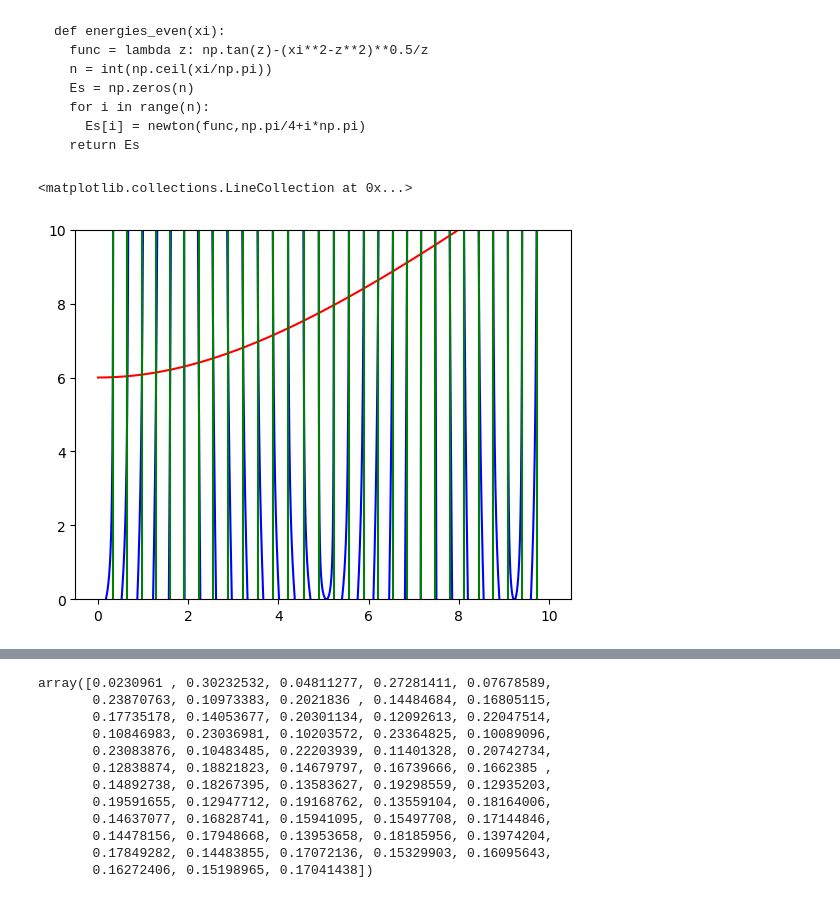
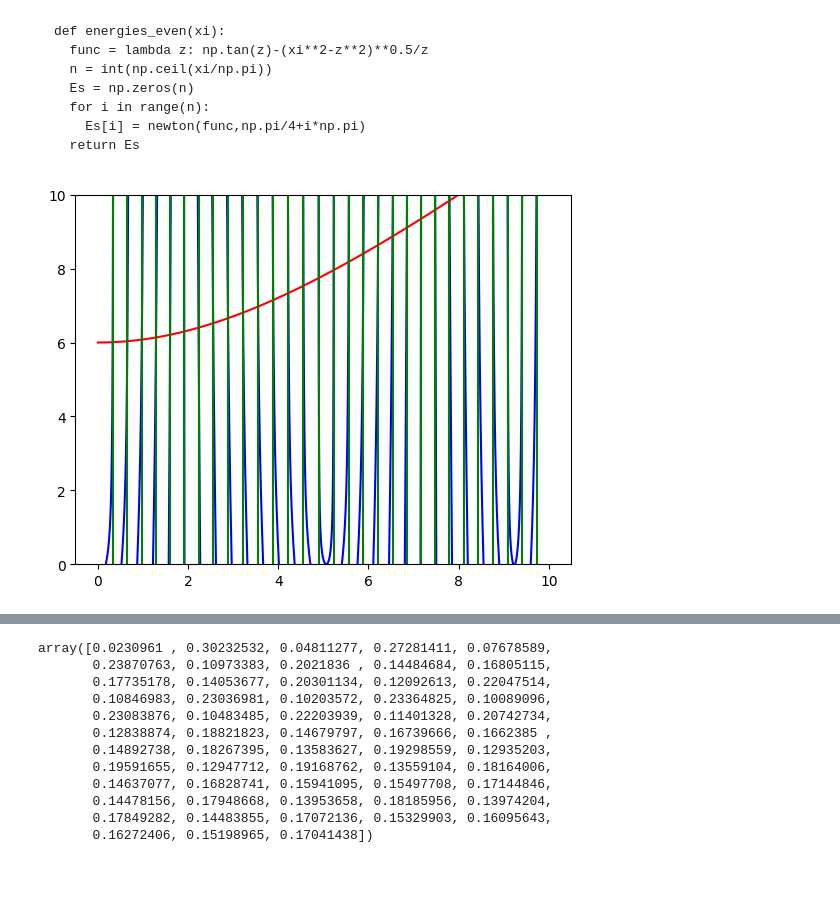
Before and after one commit to S3b4sc/Miniproyecto2, a Jupyter notebook: Miniproyecto2.ipynb, the cells around one changed output, grey strips where cells are left out. Drawn from its saved outputs; the diff is of its cells as text; code cells hidden in the pictures.

```diff
--- a/Miniproyecto2.ipynb
+++ b/Miniproyecto2.ipynb
@@ -838,20 +905,0 @@ plt.plot(zs,rhs_cont(zs,xi),'r')
-# %%
-sup_lim = 8
-N = 10
-dz = 1e-5
-
-asym_den = [k*np.pi/(N-1) for k in range(int(sup_lim*(N-1)/np.pi)+1)]
-asym_cot = [((k+1/2)**2*np.pi**2-xi**2)**0.5 for k in range(int((sup_lim**2+xi**2)**0.5/np.pi-1/2)+1) if (((k+1/2)**2*np.pi**2-xi**2)**0.5).imag==0]
-
-asym = asym_den+asym_cot
-
-asym.sort()
-
-for i in range(len(asym)-1):
-  zs = np.linspace(asym[i]+dz,asym[i+1]-dz,100)
-  ys = lhs_cont_odd(zs,6,N)
-  plt.plot(zs,ys,color='b')
-plt.ylim(0,10)
-
-zs = np.linspace(0,sup_lim)
-plt.plot(zs,rhs_cont(zs,xi),'r')
@@ -927,30 +1008,43 @@ def energies_odd_cont(xi,N,sup_lim):
 # %%
-sup_lim = 10
-N = 10
-dz = 1e-3
+# Define parameters
+sup_lim = 10  # Upper limit for evaluation
+N = 10        # Number of states
+dz = 1e-3     # Small offset to avoid singularities
 
-asym_den = [k*np.pi/(N-1) for k in range(int(sup_lim*(N-1)/np.pi)+1)]
-asym_cot = [(k**2*np.pi**2-xi**2)**0.5 for k in range(int((sup_lim**2+xi**2)**0.5/np.pi)+1) if ((k**2*np.pi**2-xi**2)**0.5).imag==0]
+# Compute the asymptotes for the function
+# Asymptotes that depend on k*pi/(N-1)
+asym_den = [k * np.pi / (N - 1) for k in range(int(sup_lim * (N - 1) / np.pi) + 1)]
 
-asym = asym_den+asym_cot
+# Asymptotes that depend on the square root of (k^2 * pi^2 - xi^2)
+asym_cot = [np.sqrt(k**2 * np.pi**2 - xi**2)
+            for k in range(int(np.sqrt(sup_lim**2 + xi**2) / np.pi) + 1)
+            if (k**2 * np.pi**2) >= xi**2]  # Avoid complex values
 
+# Combine and sort the asymptotes
+asym = asym_den + asym_cot
 asym.sort()
 
-for i in range(len(asym)-1):
-  zs = np.linspace(asym[i]+dz,asym[i+1]-dz,1000)
-  ys = lhs_cont_even(zs,xi,N)
-  plt.plot(zs,ys,color='b')
-plt.ylim(0,10)
+# Plot lhs_cont_even function over the intervals defined by asymptotes
+for i in range(len(asym) - 1):
+    zs = np.linspace(asym[i] + dz, asym[i + 1] - dz, 1000)  # Points in the interval
+    ys = lhs_cont_even(zs, xi, N)  # Evaluate the function at these points
+    plt.plot(zs, ys, color='b')  # Plot in blue
 
-Es_even = energies_even_cont(xi,N,sup_lim)
+plt.ylim(0, 10)  # Limit the y-axis
 
-zs = np.linspace(0,sup_lim)
-plt.plot(zs,rhs_cont(zs,xi),'r')
-plt.vlines(Es_even,0,10,'g')
-#plt.xlim(0,2)
+# Compute energy values using the function energies_even_cont
+Es_even = energies_even_cont(xi, N, sup_lim)
+
+# Plot rhs_cont function in red
+zs = np.linspace(0, sup_lim)
+plt.plot(zs, rhs_cont(zs, xi), 'r')
+
+# Plot vertical lines at the computed energy values (green)
+plt.vlines(Es_even, 0, 10, 'g')
+
+plt.show()
 # %% [output]
-<matplotlib.collections.LineCollection at 0x...>
-[figure, old version]
+[figure, new version]
 # %%
 sup_lim = 10
 N = 10
```
Also changed, not shown: parts of 11 cells of this notebook.
